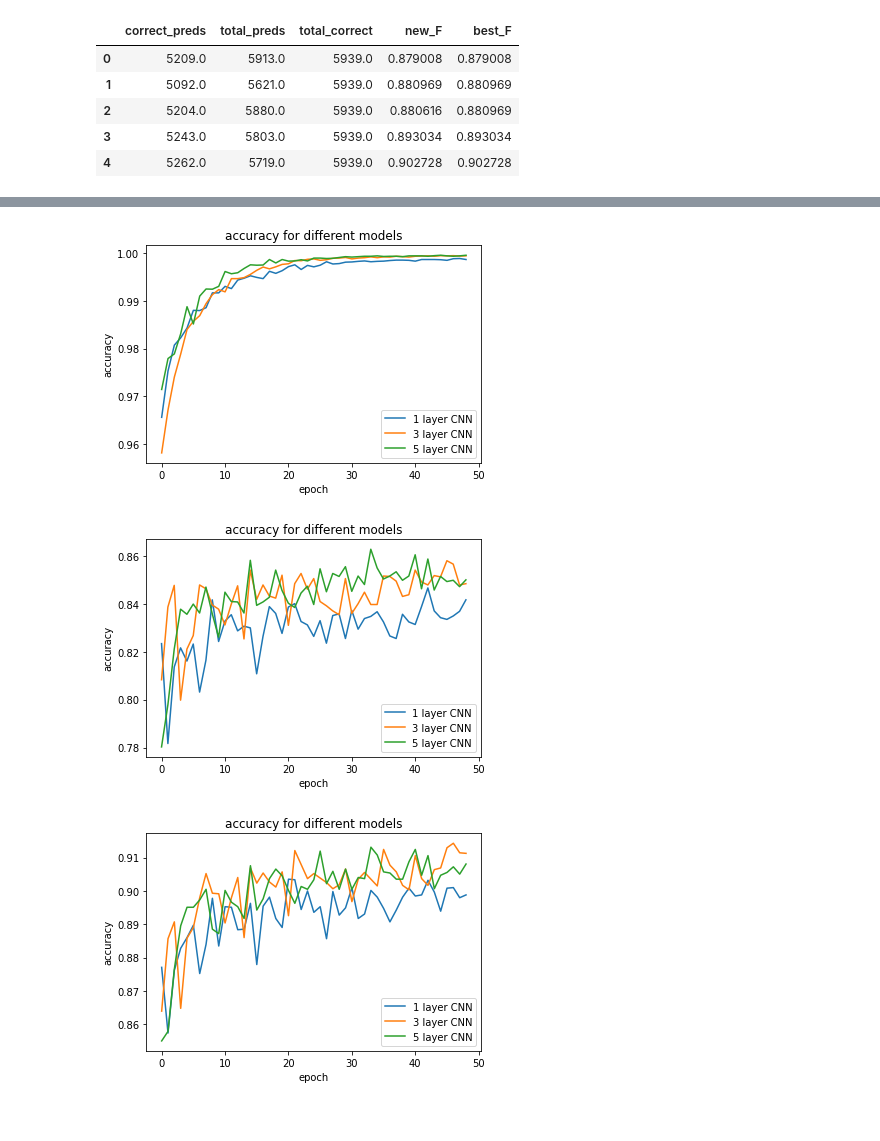
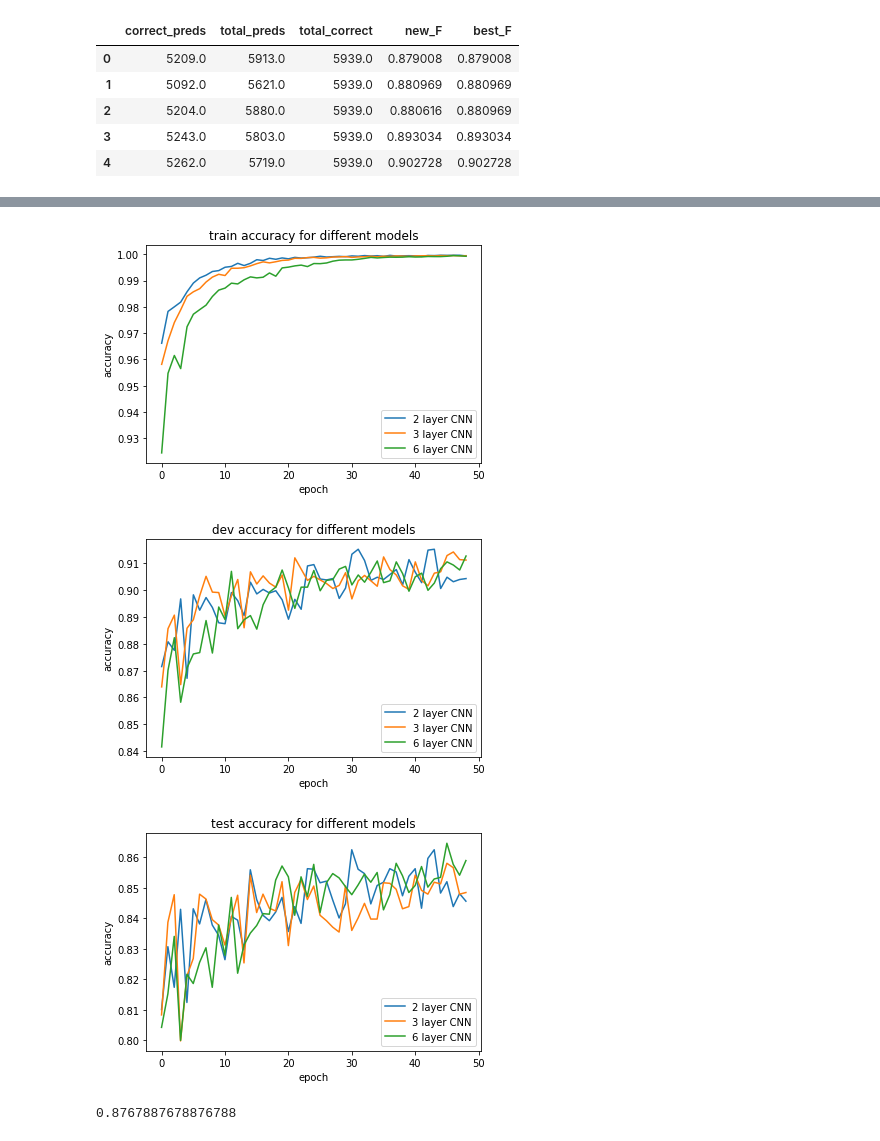
Before and after one commit to ABHISHEK03312/NLP-assignment2, a Jupyter notebook: results-graphs.ipynb, the cells around one changed output, grey strips where cells are left out. Drawn from its saved outputs; the diff is of its cells as text; code cells hidden in the pictures.

```diff
--- a/results-graphs.ipynb
+++ b/results-graphs.ipynb
@@ -6,12 +6,21 @@ import numpy as np
 cnn_1_layer_train = pd.read_csv("/Users/abhishekvaidyanathan/Desktop/NLP-assignment2/1-CNN-layer/1Train.csv")
 cnn_1_layer_dev = pd.read_csv("/Users/abhishekvaidyanathan/Desktop/NLP-assignment2/1-CNN-layer/1Dev.csv")
 cnn_1_layer_test = pd.read_csv("/Users/abhishekvaidyanathan/Desktop/NLP-assignment2/1-CNN-layer/1Test.csv")
+cnn_2_layer_train = pd.read_csv("/Users/abhishekvaidyanathan/Desktop/NLP-assignment2/2-CNN-layer/2Train.csv")
+cnn_2_layer_dev = pd.read_csv("/Users/abhishekvaidyanathan/Desktop/NLP-assignment2/2-CNN-layer/2Dev.csv")
+cnn_2_layer_test = pd.read_csv("/Users/abhishekvaidyanathan/Desktop/NLP-assignment2/2-CNN-layer/2Test.csv")
 cnn_3_layer_train = pd.read_csv("/Users/abhishekvaidyanathan/Desktop/NLP-assignment2/3-CNN-layer/3Train.csv")
 cnn_3_layer_dev = pd.read_csv("/Users/abhishekvaidyanathan/Desktop/NLP-assignment2/3-CNN-layer/3Dev.csv")
 cnn_3_layer_test = pd.read_csv("/Users/abhishekvaidyanathan/Desktop/NLP-assignment2/3-CNN-layer/3Test.csv")
+cnn_4_layer_train = pd.read_csv("/Users/abhishekvaidyanathan/Desktop/NLP-assignment2/4-CNN-layer/4Train.csv")
+cnn_4_layer_dev = pd.read_csv("/Users/abhishekvaidyanathan/Desktop/NLP-assignment2/4-CNN-layer/4Dev.csv")
+cnn_4_layer_test = pd.read_csv("/Users/abhishekvaidyanathan/Desktop/NLP-assignment2/4-CNN-layer/4Test.csv")
 cnn_5_layer_train = pd.read_csv("/Users/abhishekvaidyanathan/Desktop/NLP-assignment2/5-CNN-layer/5Train.csv")
 cnn_5_layer_dev = pd.read_csv("/Users/abhishekvaidyanathan/Desktop/NLP-assignment2/5-CNN-layer/5Dev.csv")
 cnn_5_layer_test = pd.read_csv("/Users/abhishekvaidyanathan/Desktop/NLP-assignment2/5-CNN-layer/5Test.csv")
+cnn_6_layer_train = pd.read_csv("/Users/abhishekvaidyanathan/Desktop/NLP-assignment2/6-CNN-layer/6Train.csv")
+cnn_6_layer_dev = pd.read_csv("/Users/abhishekvaidyanathan/Desktop/NLP-assignment2/6-CNN-layer/6Dev.csv")
+cnn_6_layer_test = pd.read_csv("/Users/abhishekvaidyanathan/Desktop/NLP-assignment2/6-CNN-layer/6Test.csv")
 # %%
 cnn_1_layer_dev.head()
 # %% [output]
@@ -126,34 +253,38 @@ plt.show()
 # %%
-plt.figure(10)
-plt.plot(cnn_1_layer_train['correct_preds']/cnn_1_layer_train['total_correct'])
+plt.figure(1)
+plt.plot(cnn_2_layer_train['correct_preds']/cnn_2_layer_train['total_correct'])
 plt.plot(cnn_3_layer_train['correct_preds']/cnn_3_layer_train['total_correct'])
-plt.plot(cnn_5_layer_train['correct_preds']/cnn_5_layer_train['total_correct'])
-plt.title('accuracy for different models')
+plt.plot(cnn_6_layer_train['correct_preds']/cnn_6_layer_train['total_correct'])
+plt.title('train accuracy for different models')
 plt.ylabel('accuracy')
 plt.xlabel('epoch')
-plt.legend(['1 layer CNN', '3 layer CNN','5 layer CNN'], loc='lower right')
+plt.legend(['2 layer CNN','3 layer CNN','6 layer CNN'], loc='lower right')
 plt.show()
 
-plt.figure(11)
-plt.plot(cnn_1_layer_test['correct_preds']/cnn_1_layer_test['total_correct'])
-plt.plot(cnn_3_layer_test['correct_preds']/cnn_3_layer_test['total_correct'])
-plt.plot(cnn_5_layer_test['correct_preds']/cnn_5_layer_test['total_correct'])
-plt.title('accuracy for different models')
+plt.figure(2)
+plt.plot(cnn_2_layer_dev['correct_preds']/cnn_2_layer_dev['total_correct'])
+plt.plot(cnn_3_layer_dev['correct_preds']/cnn_3_layer_dev['total_correct'])
+plt.plot(cnn_6_layer_dev['correct_preds']/cnn_6_layer_dev['total_correct'])
+plt.title('dev accuracy for different models')
 plt.ylabel('accuracy')
 plt.xlabel('epoch')
-plt.legend(['1 layer CNN', '3 layer CNN','5 layer CNN'], loc='lower right')
+plt.legend(['2 layer CNN','3 layer CNN','6 layer CNN'], loc='lower right')
 plt.show()
 
-plt.figure(12)
-plt.plot(cnn_1_layer_dev['correct_preds']/cnn_1_layer_dev['total_correct'])
-plt.plot(cnn_3_layer_dev['correct_preds']/cnn_3_layer_dev['total_correct'])
-plt.plot(cnn_5_layer_dev['correct_preds']/cnn_5_layer_dev['total_correct'])
-plt.title('accuracy for different models')
+plt.figure(3)
+plt.plot(cnn_2_layer_test['correct_preds']/cnn_2_layer_test['total_correct'])
+plt.plot(cnn_3_layer_test['correct_preds']/cnn_3_layer_test['total_correct'])
+plt.plot(cnn_6_layer_test['correct_preds']/cnn_6_layer_test['total_correct'])
+plt.title('test accuracy for different models')
 plt.ylabel('accuracy')
 plt.xlabel('epoch')
-plt.legend(['1 layer CNN', '3 layer CNN','5 layer CNN'], loc='lower right')
+plt.legend(['2 layer CNN','3 layer CNN','6 layer CNN'], loc='lower right')
 plt.show()
 # %% [output]
-[figure, old version]
+[figure, new version]
-[figure, old version]
+[figure, new version]
-[figure, old version]
+[figure, new version]
+# %%
+max(cnn_6_layer_test.best_F)
+# %% [output]
+0.8767887678876788
```
Also changed, not shown: parts of 4 cells of this notebook, 1 other file.
